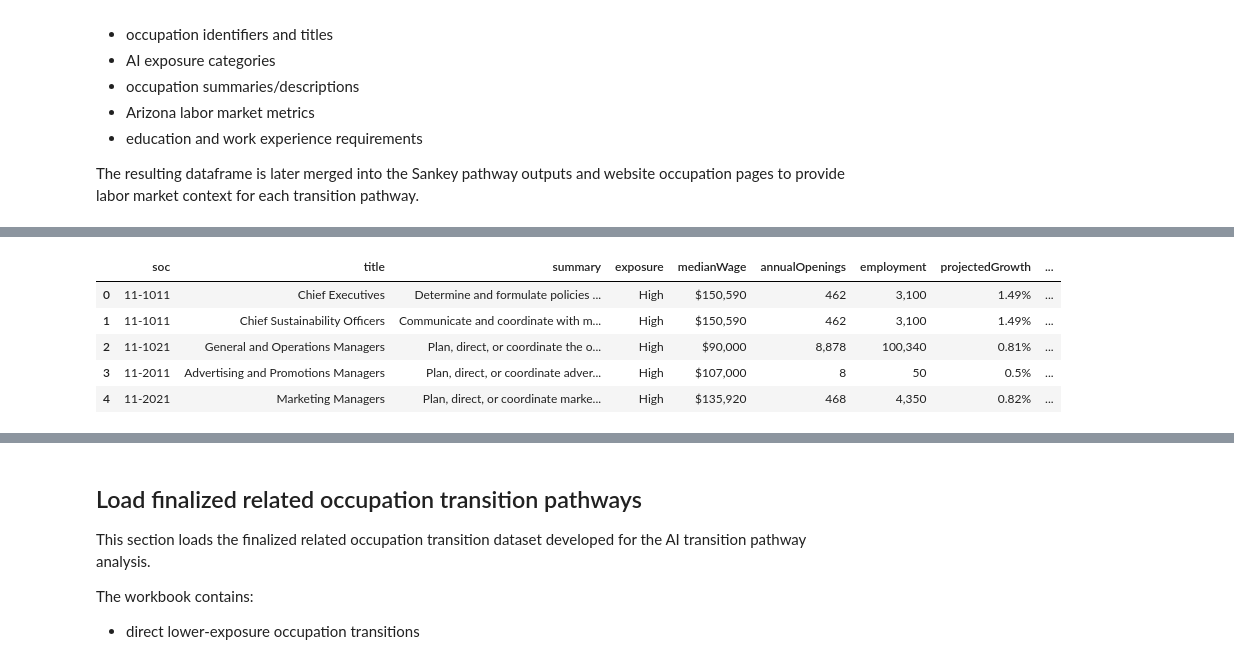
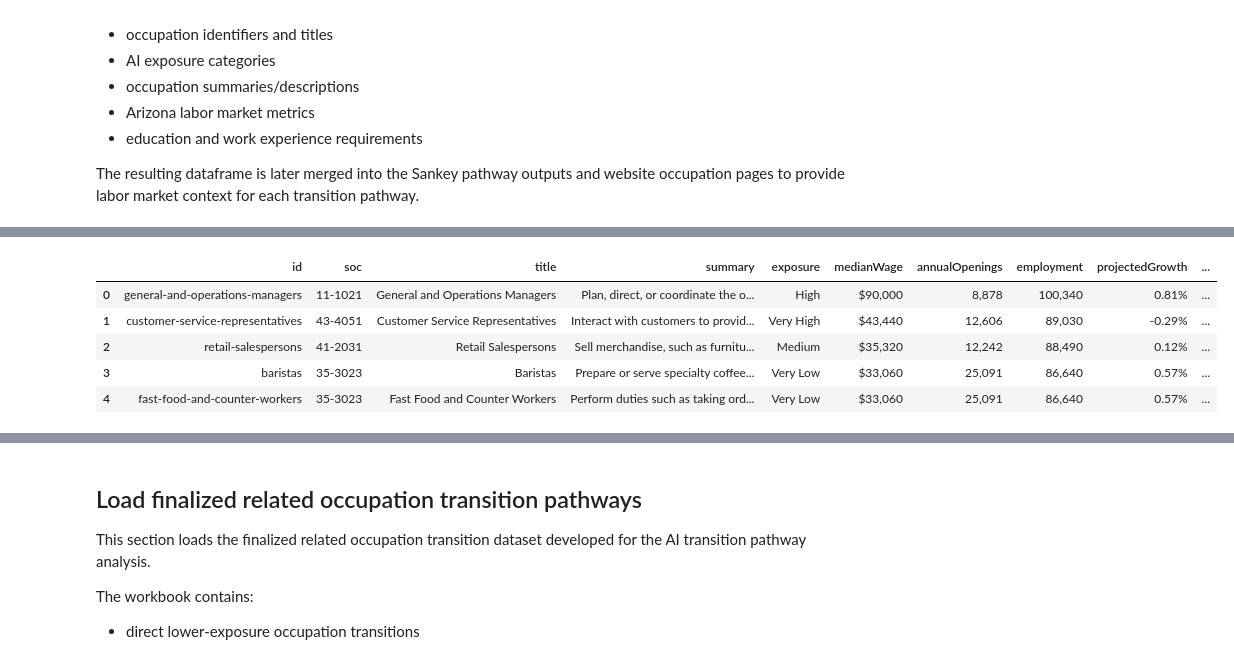
Before and after one commit to aipathways/aipathways.github.io, a Jupyter notebook: Materials/conversion.ipynb, the cells around one changed output, grey strips where cells are left out. Drawn from its saved outputs; the diff is of its cells as text; code cells hidden in the pictures.

```diff
--- a/Materials/conversion.ipynb
+++ b/Materials/conversion.ipynb
@@ -5,7 +5,7 @@ import re
 from pathlib import Path
 import os
 # %%
-USER = "Ferris"
+USER = "Arielle"
 #USER = "Arielle"
 
 USER_PATHS = {
@@ -411,46 +564,40 @@ The resulting dataframe is later merged into the Sankey pathway outputs and webs
 # %%
-# =====================================================
-# BUILD OCCUPATION MASTER DATA
-# =====================================================
+import json
+import pandas as pd
 
-def make_id(title):
-    return re.sub(r'[^a-z0-9]+', '-', str(title).lower()).strip('-')
+with open(
+    r"C:\Users\301533\Documents\GitHub\AI\AI Website\aipathways.github.io\data.json",
+    "r",
+    encoding="utf-8"
+) as f:
+    website_data = json.load(f)
 
-ferris_occ = df[[
-    "SOC2018.1",
-    "Title",
-    "Description",
+ferris_occ = pd.DataFrame(website_data)
+
+ferris_occ["medianWage"] = ferris_occ["laborMarket"].apply(lambda x: x.get("medianWage") if isinstance(x, dict) else None)
+ferris_occ["annualOpenings"] = ferris_occ["laborMarket"].apply(lambda x: x.get("annualOpenings") if isinstance(x, dict) else None)
+ferris_occ["employment"] = ferris_occ["laborMarket"].apply(lambda x: x.get("employment") if isinstance(x, dict) else None)
+ferris_occ["projectedGrowth"] = ferris_occ["laborMarket"].apply(lambda x: x.get("projectedGrowth") if isinstance(x, dict) else None)
+ferris_occ["typicalEducation"] = ferris_occ["laborMarket"].apply(lambda x: x.get("typicalEducation") if isinstance(x, dict) else None)
+
+ferris_occ = ferris_occ[[
+    "id",
+    "soc",
+    "title",
+    "summary",
     "exposure",
-    "50th Percentile Wage",
-    "Annual Total Openings",
-    "Rounded Employment",
-    "Annual Percent Change",
-    "EducationValue",
-    "WorkExperienceValue",
-    "GrowthRate"
+    "medianWage",
+    "annualOpenings",
+    "employment",
+    "projectedGrowth",
+    "typicalEducation"
 ]].copy()
 
-ferris_occ = ferris_occ.rename(columns={
-    "SOC2018.1": "soc",
-    "Title": "title",
-    "Description": "summary",
-    "50th Percentile Wage": "medianWage",
-    "Annual Total Openings": "annualOpenings",
-    "Rounded Employment": "employment",
-    "Annual Percent Change": "projectedGrowth",
-    "EducationValue": "typicalEducation",
-    "WorkExperienceValue": "workExperience",
-    "GrowthRate": "growthRate"
-})
-
-
-ferris_occ["id"] = ferris_occ["title"].apply(make_id)
-
 ferris_occ.head()
 # %% [output]
-|  | soc | title | summary | exposure | medianWage | annualOpenings | employment | projectedGrowth | ... |
-| 0 | 11-1011 | Chief Executives | Determine and formulate policies ... | High | $150,590 | 462 | 3,100 | 1.49% | ... |
-| 1 | 11-1011 | Chief Sustainability Officers | Communicate and coordinate with m... | High | $150,590 | 462 | 3,100 | 1.49% | ... |
-| 2 | 11-1021 | General and Operations Managers | Plan, direct, or coordinate the o... | High | $90,000 | 8,878 | 100,340 | 0.81% | ... |
-| 3 | 11-2011 | Advertising and Promotions Managers | Plan, direct, or coordinate adver... | High | $107,000 | 8 | 50 | 0.5% | ... |
-| 4 | 11-2021 | Marketing Managers | Plan, direct, or coordinate marke... | High | $135,920 | 468 | 4,350 | 0.82% | ... |
+|  | id | soc | title | summary | exposure | medianWage | annualOpenings | employment | projectedGrowth | ... |
+| 0 | general-and-operations-managers | 11-1021 | General and Operations Managers | Plan, direct, or coordinate the o... | High | $90,000 | 8,878 | 100,340 | 0.81% | ... |
+| 1 | customer-service-representatives | 43-4051 | Customer Service Representatives | Interact with customers to provid... | Very High | $43,440 | 12,606 | 89,030 | -0.29% | ... |
+| 2 | retail-salespersons | 41-2031 | Retail Salespersons | Sell merchandise, such as furnitu... | Medium | $35,320 | 12,242 | 88,490 | 0.12% | ... |
+| 3 | baristas | 35-3023 | Baristas | Prepare or serve specialty coffee... | Very Low | $33,060 | 25,091 | 86,640 | 0.57% | ... |
+| 4 | fast-food-and-counter-workers | 35-3023 | Fast Food and Counter Workers | Perform duties such as taking ord... | Very Low | $33,060 | 25,091 | 86,640 | 0.57% | ... |
```
Also changed, not shown: parts of 20 cells of this notebook, 3 other files.
